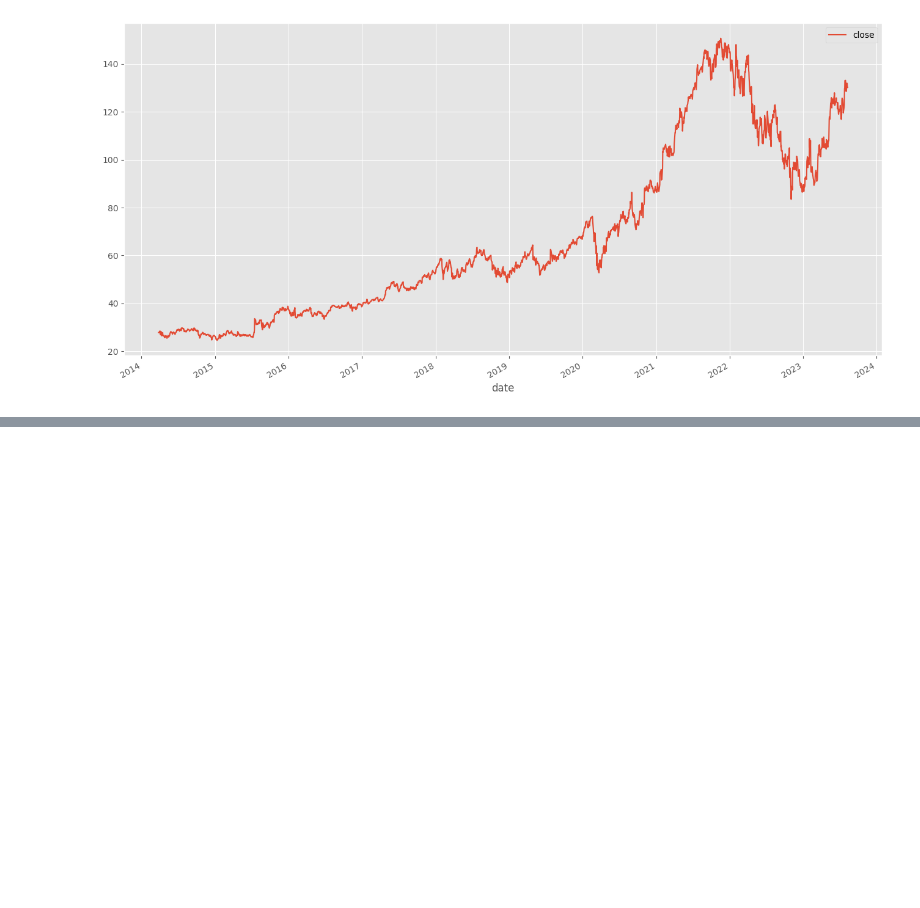
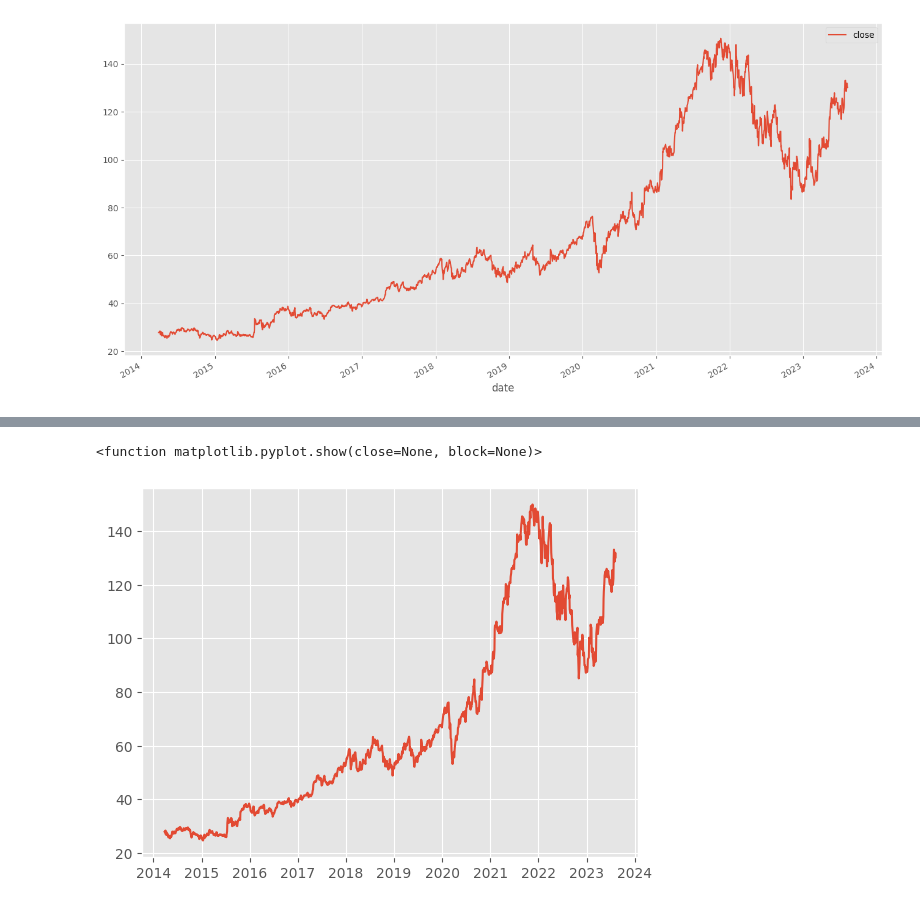
Before and after one commit to keerthana24km/ALA-AML-Coding-Practice, a Jupyter notebook: get_stockprice_smooth_trend_revised.ipynb, the cells around one changed output, grey strips where cells are left out. Cells and saved outputs as stored; diff of their text form; code cells hidden in the pictures; blank space fills up the shorter version.

```diff
--- a/get_stockprice_smooth_trend_revised.ipynb
+++ b/get_stockprice_smooth_trend_revised.ipynb
@@ -64,19 +64,25 @@ plt.show()
 # %% [output]
 [figure]
 # %%
-%%timeit
-y = df_google["close"]
-x = df_google["date"]
-close = np.zeros(1180)
-date = [0 for i in range(1180)]
-n1 = 0
-n2 = 2
-for i in range(1179):
-    close[i] = sum(y[n1:n2])/2
-    date[i] = x[n1]
-    date[i+1] = x[n2]
-    n1+=2
-    n2+=2
-close[1179] = sum(y[n1:n2])/2
-print(close)
-print(date)
+def func1():
+    y = df_google["close"]
+    c = np.zeros(1180)
+    n1 = 0
+    n2 = 2
+    for i in range(1179):
+        c[i] = sum(y[n1:n2])/2
+        n1+=2
+        n2+=2
+    c[1179] = sum(y[n1:n2])/2
+    return c
+def func2():
+    x = df_google["date"]
+    d = [0 for i in range(1180)]
+    n1 = 0
+    n2 = 2
+    for i in range(1179):
+        d[i] = x[n1]
+        d[i+1] = x[n2]
+        n1+=2
+        n2+=2
+    return d
@@ -103,0 +114,6 @@ print(date)
+# %%
+plt.plot(func2(),func1())
+plt.show
+# %% [output]
+<function matplotlib.pyplot.show(close=None, block=None)>
+[figure, added]
```
Also changed, not shown: parts of 4 cells of this notebook.
